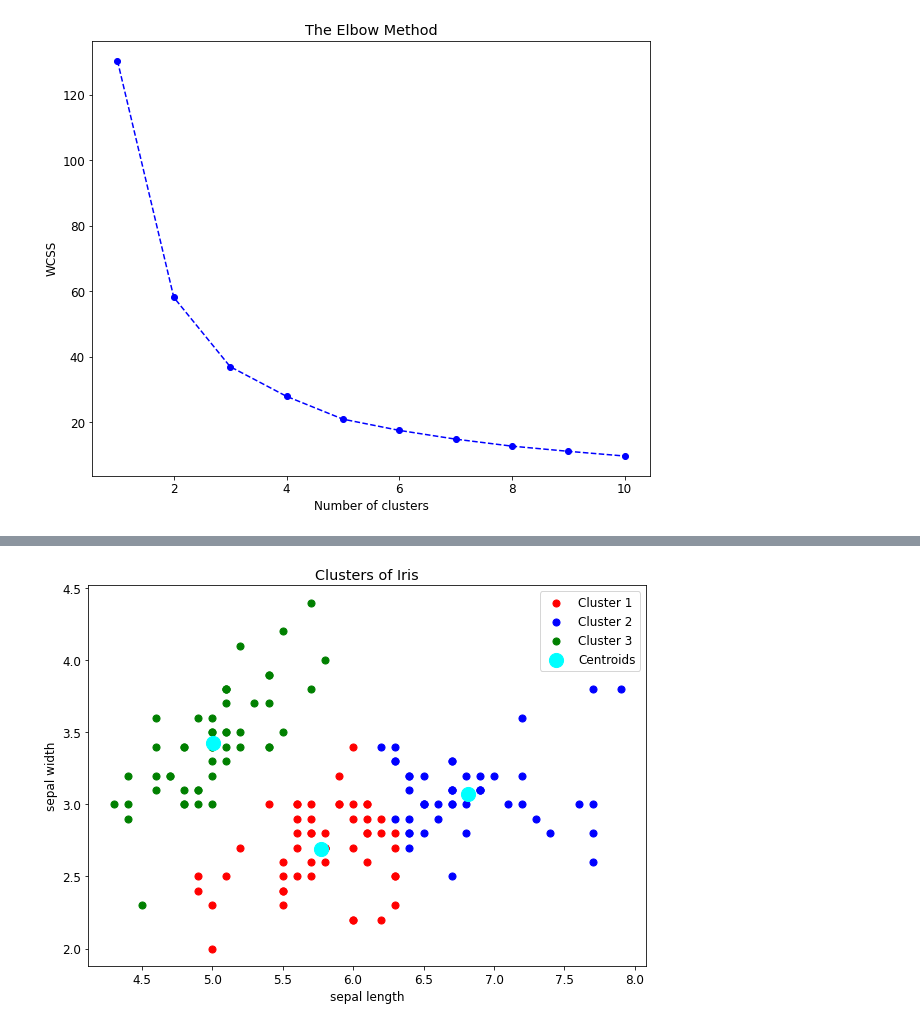
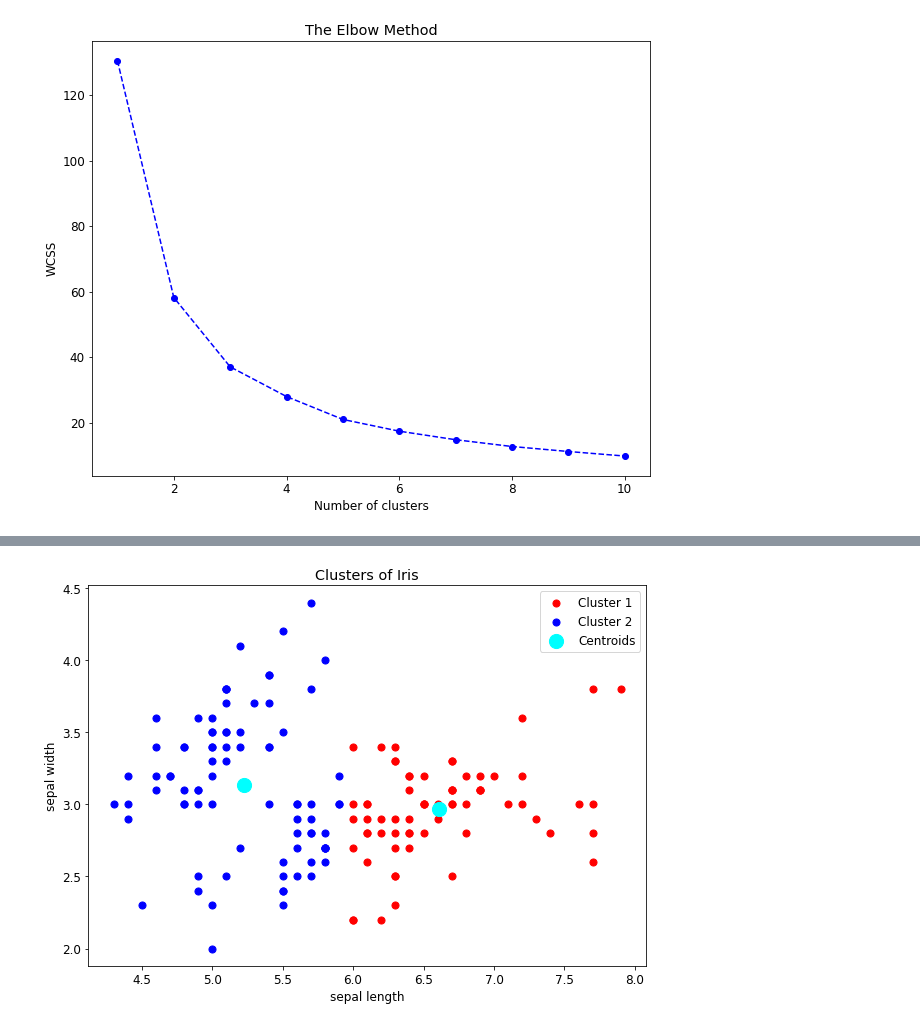
Before and after one commit to gRfns/Netology, a Jupyter notebook: Netology/Lessons/lsn18.ipynb, the cells around one changed output, grey strips where cells are left out. Drawn from its saved outputs; the diff is of its cells as text; code cells hidden in the pictures.

```diff
--- a/Netology/Lessons/lsn18.ipynb
+++ b/Netology/Lessons/lsn18.ipynb
@@ -53,5 +53,5 @@ plt.show()
 # %% [output]
 [figure]
 # %%
-kmeans = KMeans(n_clusters = 3, init = 'k-means++')
+kmeans = KMeans(n_clusters = 2, init = 'k-means++')
 y_kmeans = kmeans.fit_predict(X)
@@ -75,19 +58,16 @@ new_df
-# %%
-kmeans = KMeans(n_clusters = 3, init = 'k-means++')
-y_kmeans = kmeans.fit_predict(X)
 # %%
 plt.figure(figsize=(10,7))
 plt.scatter(X[y_kmeans == 0, 0], X[y_kmeans == 0, 1], s = 50, c = 'red', label = 'Cluster 1')
 plt.scatter(X[y_kmeans == 1, 0], X[y_kmeans == 1, 1], s = 50, c = 'blue', label = 'Cluster 2')
-plt.scatter(X[y_kmeans == 2, 0], X[y_kmeans == 2, 1], s = 50, c = 'green', label = 'Cluster 3')
+#plt.scatter(X[y_kmeans == 2, 0], X[y_kmeans == 2, 1], s = 50, c = 'green', label = 'Cluster 3')
 plt.scatter(kmeans.cluster_centers_[:, 0], kmeans.cluster_centers_[:, 1], s = 200, c = 'cyan', label = 'Centroids')
 plt.title('Clusters of Iris')
 plt.xlabel('sepal length')
 plt.ylabel('sepal width')
 plt.legend()
 plt.show()
 # %% [output]
-[figure, old version]
+[figure, new version]
 # %%
 clusters = pd.Series(kmeans.labels_)
 # %%
```
Also changed, not shown: parts of 13 cells of this notebook.
